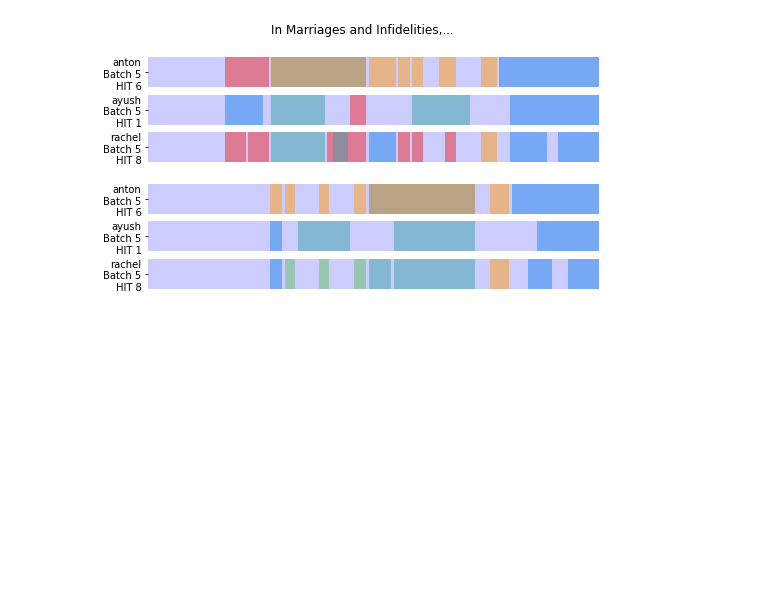
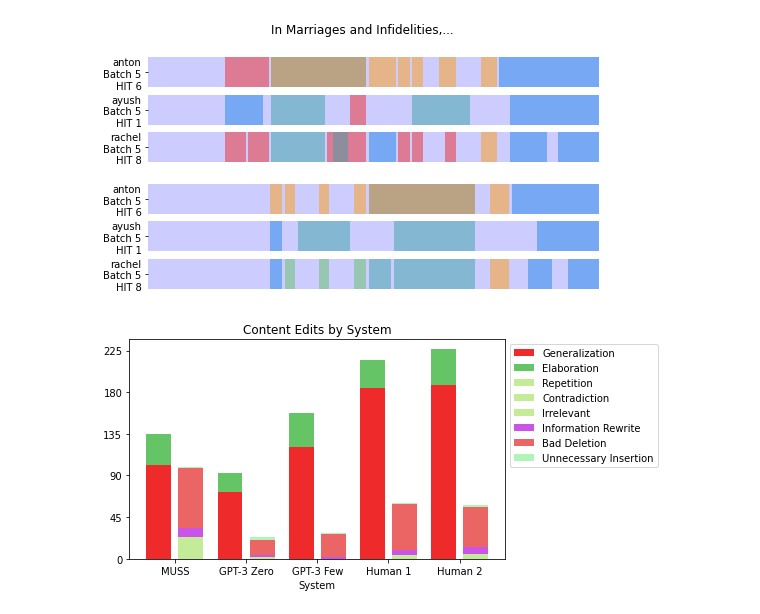
Before and after one commit to Yao-Dou/ts-annotation-tool, a Jupyter notebook: data/analysis/analysis.ipynb, the cells around one changed output. Saved outputs shown, nothing was run; the diff lists cells and outputs as text; code cells hidden in the pictures; blank space fills up the shorter version.

```diff
--- a/data/analysis/analysis.ipynb
+++ b/data/analysis/analysis.ipynb
@@ -243,3 +231,7 @@ rachel - Batch 5, HIT 8 (ID 5)
 In Marriages and Infidelities, Oates explicitly alludes to novellas and short stories by earlier writers, making use of either their titles or their themes and adapting them in accordance with her art ...
 In "Marriages and Infidelities," Oates uses the titles and themes from earlier novellas and short stories and adapts them to match her own goals.
 [figure]
+# %%
+edits_by_family(data, Family.CONTENT)
+# %% [output]
+[figure, added]
```
Also changed, not shown: parts of 20 cells of this notebook, 6 other files.
